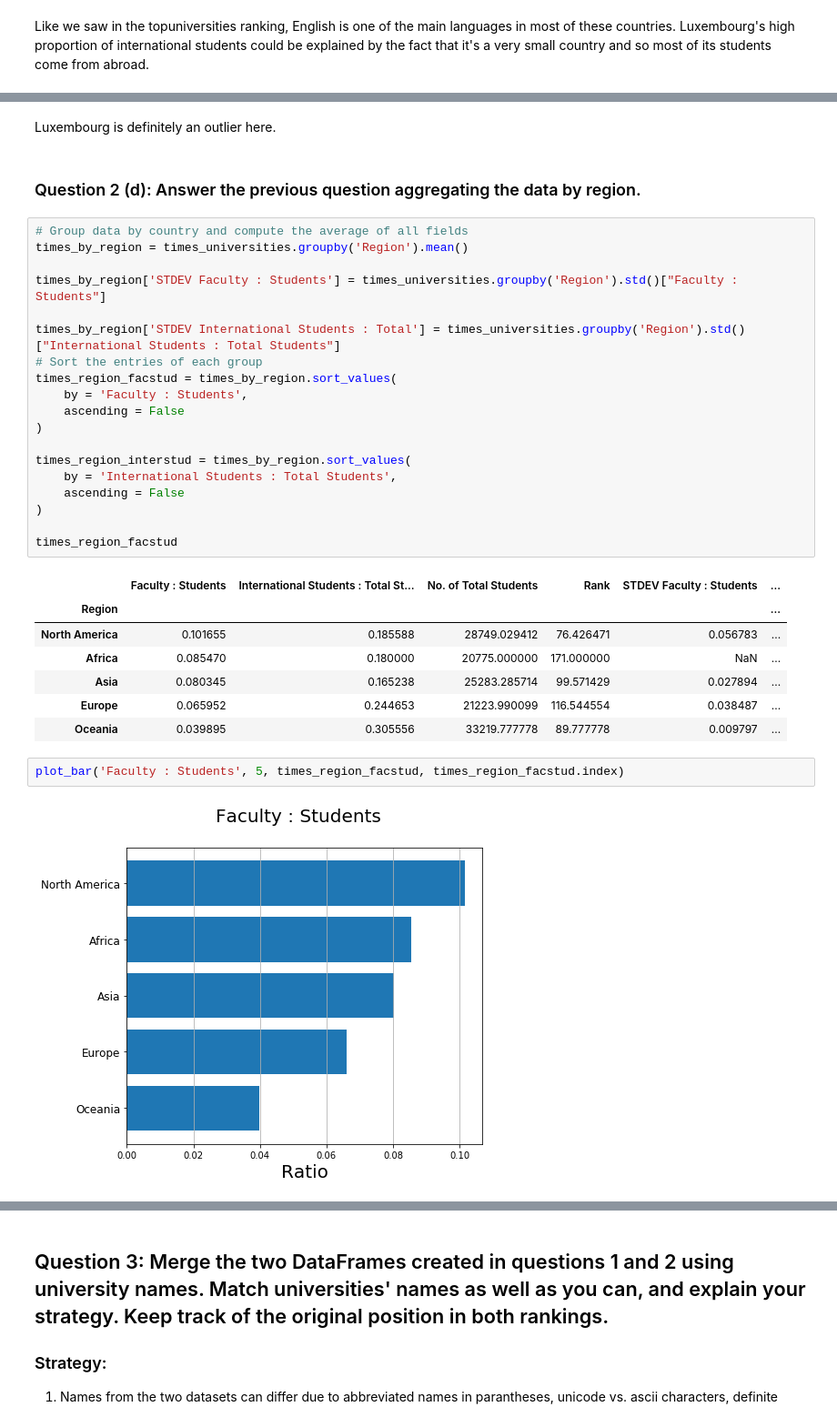
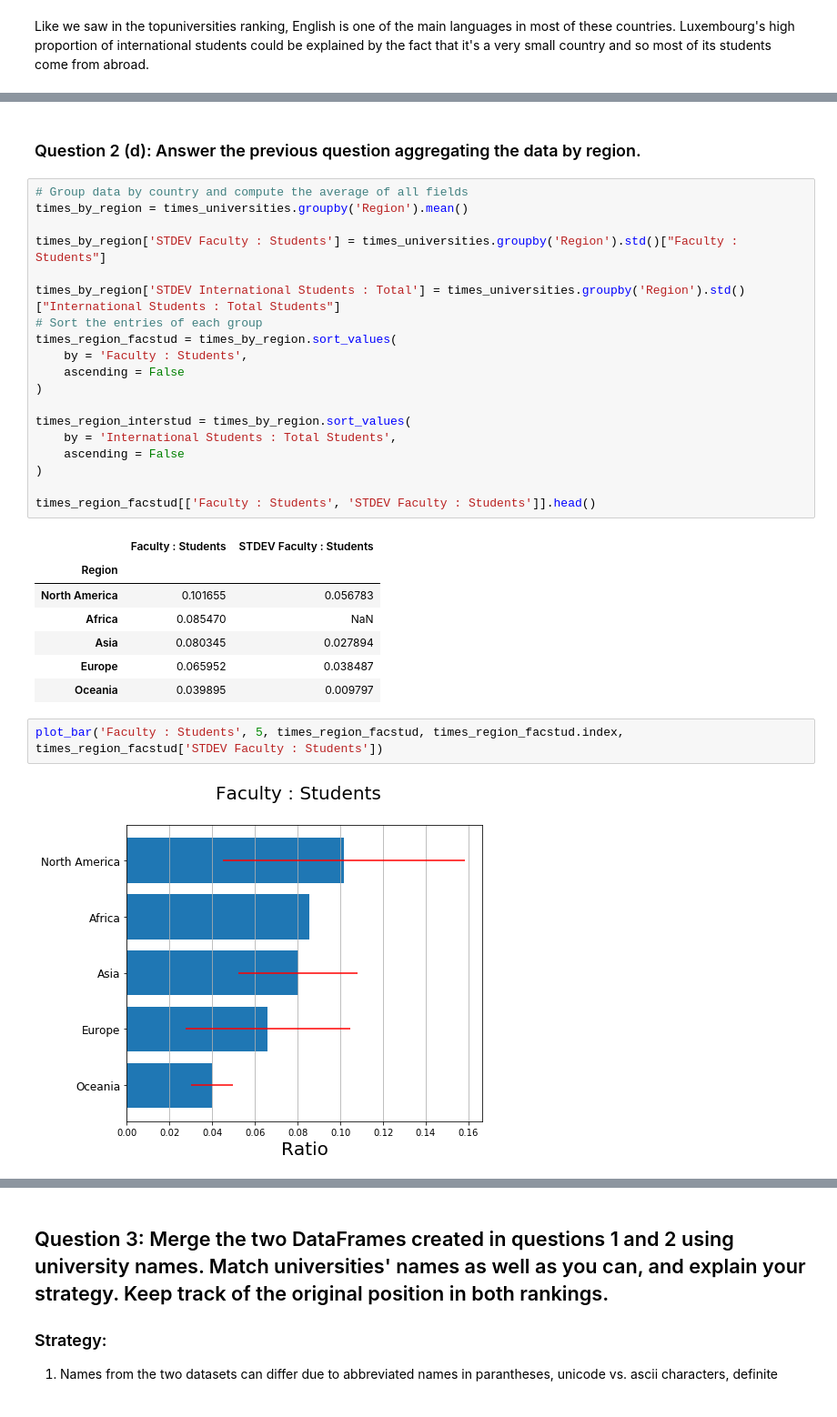
Before and after one commit to justcho5/ADA, a Jupyter notebook: homework02.ipynb, the cells around one changed output, grey strips where cells are left out. Shown: that part at 91% size. Drawn from its saved outputs; the diff is of its cells as text.

```diff
--- a/homework02.ipynb
+++ b/homework02.ipynb
@@ -578,5 +591,3 @@ plot_bar('International Students : Total Students', 20, times_country_interstud,
-# %% [markdown]
-Luxembourg is definitely an outlier here.
 # %% [markdown]
 ### Question 2 (d): Answer the previous question aggregating the data by region.
 # %%
@@ -597,17 +608,17 @@ times_region_interstud = times_by_region.sort_values(
     ascending = False
 )
 
-times_region_facstud
+times_region_facstud[['Faculty : Students', 'STDEV Faculty : Students']].head()
 # %% [output]
-|  | Faculty : Students | International Students : Total St... | No. of Total Students | Rank | STDEV Faculty : Students | ... |
-| Region |  |  |  |  |  | ... |
-| North America | 0.101655 | 0.185588 | 28749.029412 | 76.426471 | 0.056783 | ... |
-| Africa | 0.085470 | 0.180000 | 20775.000000 | 171.000000 | NaN | ... |
-| Asia | 0.080345 | 0.165238 | 25283.285714 | 99.571429 | 0.027894 | ... |
-| Europe | 0.065952 | 0.244653 | 21223.990099 | 116.544554 | 0.038487 | ... |
-| Oceania | 0.039895 | 0.305556 | 33219.777778 | 89.777778 | 0.009797 | ... |
+|  | Faculty : Students | STDEV Faculty : Students |
+| Region |  |  |
+| North America | 0.101655 | 0.056783 |
+| Africa | 0.085470 | NaN |
+| Asia | 0.080345 | 0.027894 |
+| Europe | 0.065952 | 0.038487 |
+| Oceania | 0.039895 | 0.009797 |
 # %%
-plot_bar('Faculty : Students', 5, times_region_facstud, times_region_facstud.index)
+plot_bar('Faculty : Students', 5, times_region_facstud, times_region_facstud.index, times_region_facstud['STDEV Faculty : Students'])
 # %% [output]
-[figure, old version]
+[figure, new version]
 # %%
```
Also changed, not shown: parts of 28 cells of this notebook.
